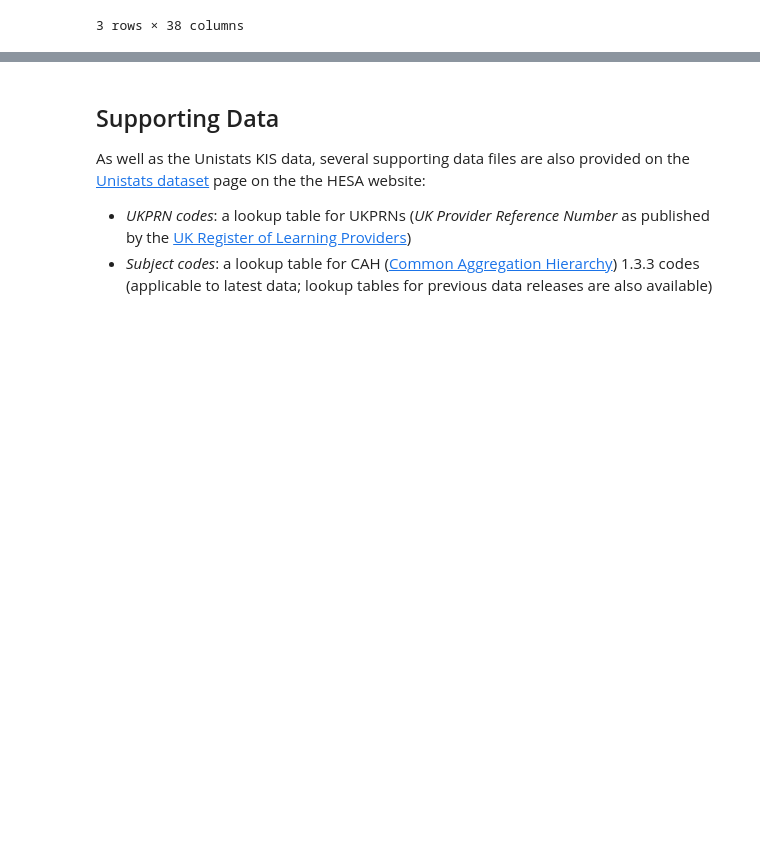
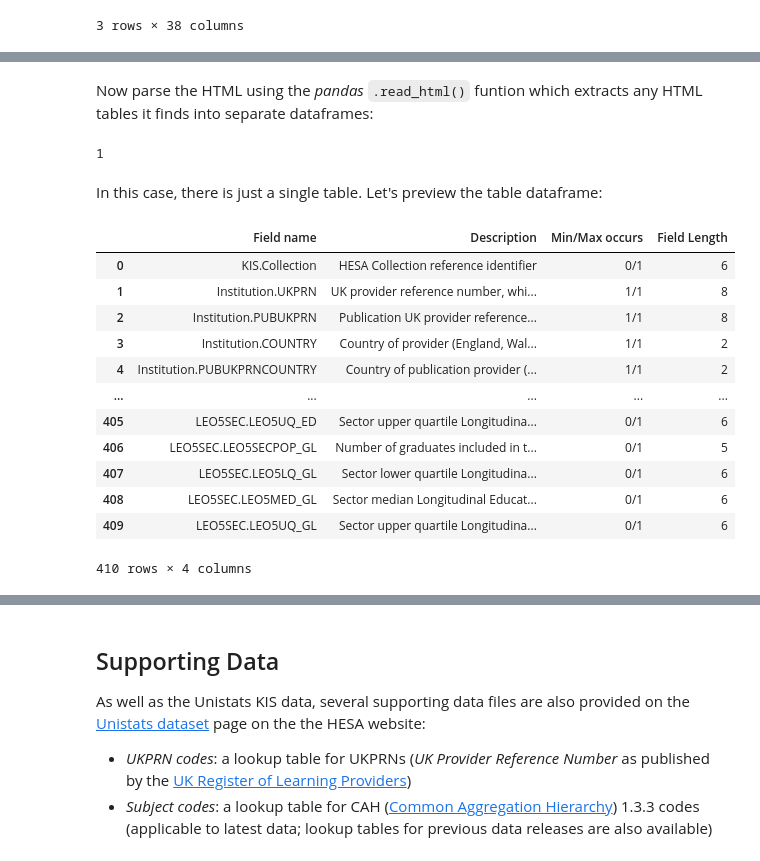
Before and after one commit to ConversationsWithData/unistats, a Jupyter notebook: 01.1 unistats - download.ipynb, the cells around one changed output, grey strips where cells are left out. Cells and saved outputs as stored; diff of their text form; code cells hidden in the pictures; blank space fills up the shorter version.

```diff
--- a/01.1 unistats - download.ipynb
+++ b/01.1 unistats - download.ipynb
@@ -152,0 +159,36 @@ kis_course_df.head(3)
+# %%
+import requests
+
+url = "https://www.hesa.ac.uk/collection/c20061/unistats_dataset_file_structure"
+
+response = requests.get(url)
+# %% [markdown]
+Now parse the HTML using the *pandas* `.read_html()` funtion which extracts any HTML tables it finds into separate dataframes:
+# %%
+# We can try to use the first row (index 0) of the table as a header
+tables = pd.read_html(response.text, header=0)
+
+# How long is the list of tables?
+len(tables)
+# %% [output]
+1
+# %% [markdown]
+In this case, there is just a single table. Let's preview the table dataframe:
+# %%
+col_description = tables[0]
+
+col_description
+# %% [output]
+|  | Field name | Description | Min/Max occurs | Field Length |
+| 0 | KIS.Collection | HESA Collection reference identifier | 0/1 | 6 |
+| 1 | Institution.UKPRN | UK provider reference number, whi... | 1/1 | 8 |
+| 2 | Institution.PUBUKPRN | Publication UK provider reference... | 1/1 | 8 |
+| 3 | Institution.COUNTRY | Country of provider (England, Wal... | 1/1 | 2 |
+| 4 | Institution.PUBUKPRNCOUNTRY | Country of publication provider (... | 1/1 | 2 |
+| ... | ... | ... | ... | ... |
+| 405 | LEO5SEC.LEO5UQ_ED | Sector upper quartile Longitudina... | 0/1 | 6 |
+| 406 | LEO5SEC.LEO5SECPOP_GL | Number of graduates included in t... | 0/1 | 5 |
+| 407 | LEO5SEC.LEO5LQ_GL | Sector lower quartile Longitudina... | 0/1 | 6 |
+| 408 | LEO5SEC.LEO5MED_GL | Sector median Longitudinal Educat... | 0/1 | 6 |
+| 409 | LEO5SEC.LEO5UQ_GL | Sector upper quartile Longitudina... | 0/1 | 6 |
+410 rows × 4 columns
```
Also changed, not shown: parts of 5 cells of this notebook.
